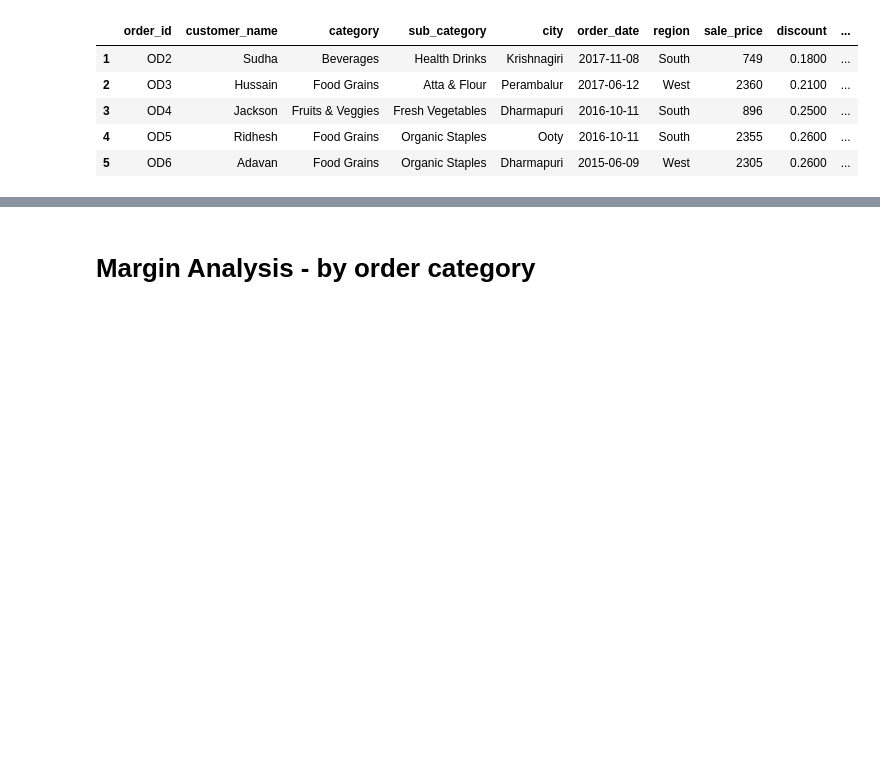
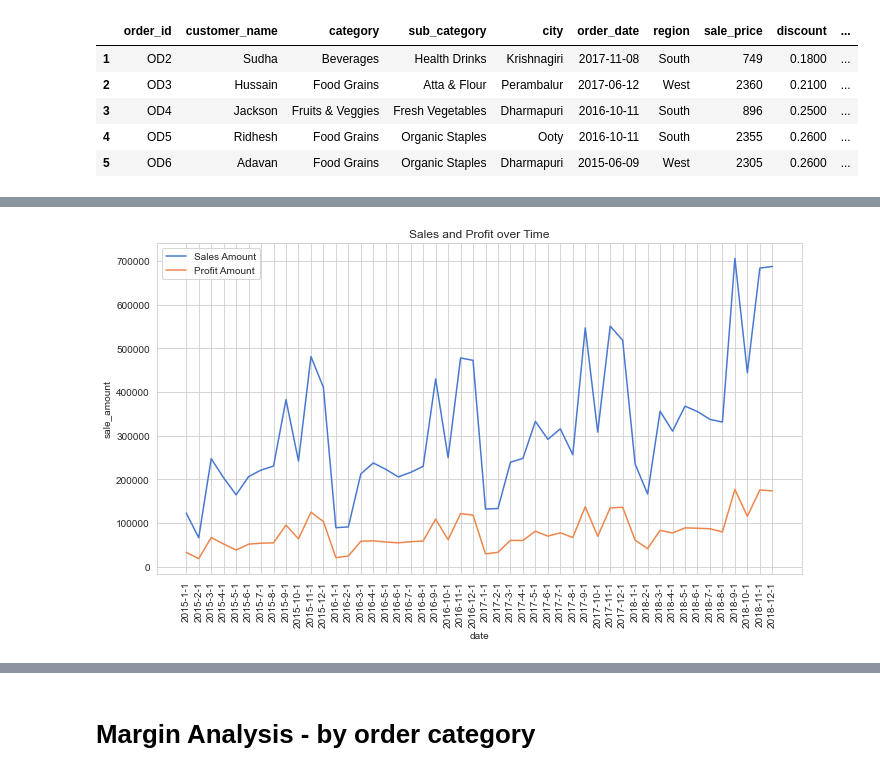
Before and after one commit to edwarsgts/DataAnalysisPortfolio, a Jupyter notebook: Supermarket Retails EDA/Main.ipynb, the cells around one changed output, grey strips where cells are left out. Cells and saved outputs as stored; diff of their text form; code cells hidden in the pictures; blank space fills up the shorter version.

```diff
--- a/Supermarket Retails EDA/Main.ipynb
+++ b/Supermarket Retails EDA/Main.ipynb
@@ -215,0 +371,20 @@ sgs.head()
+# %%
+sgs_grouped_by_YM = sgs.groupby(['year','month'], as_index=False).agg(sale_amount = pd.NamedAgg(column='sale_price', aggfunc='sum'),
+                                                               profit_amount = pd.NamedAgg(column='profit', aggfunc='sum'),
+                                                                     sale_count = pd.NamedAgg(column='profit', aggfunc='count'))
+
+sgs_grouped_by_YM['date'] = np.array(sgs_grouped_by_YM['year'].astype('str') +'-'+ sgs_grouped_by_YM ['month'].astype('str') + '-1', dtype=datetime.date)
+# %%
+plt.figure(figsize=(10,6))
+sns.lineplot(data=sgs_grouped_by_YM, x='date', y='sale_amount', label='Sales Amount')
+sns.lineplot(data=sgs_grouped_by_YM, x='date', y='profit_amount', label='Profit Amount')
+# sns.lineplot(data=sgs_grouped_by_YM, x='date', y='sale_count', label='Sale Count')
+
+plt.legend()
+# plt.xticks(ticks=[2015,2016,2017,2018])
+plt.xticks(rotation=90)
+plt.title('Sales and Profit over Time')
+plt.tight_layout()
+plt.show()
+# %% [output]
+[figure, added]
```
Also changed, not shown: parts of 49 cells of this notebook.
